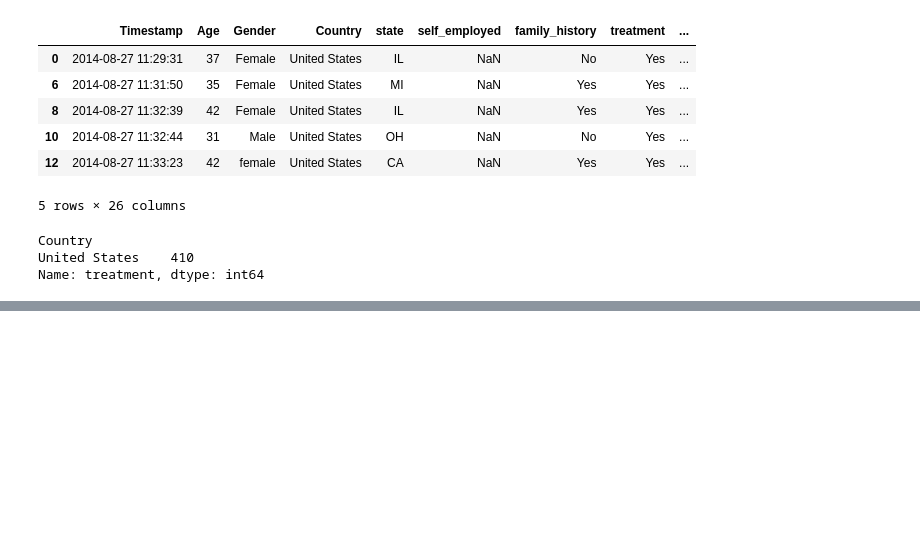
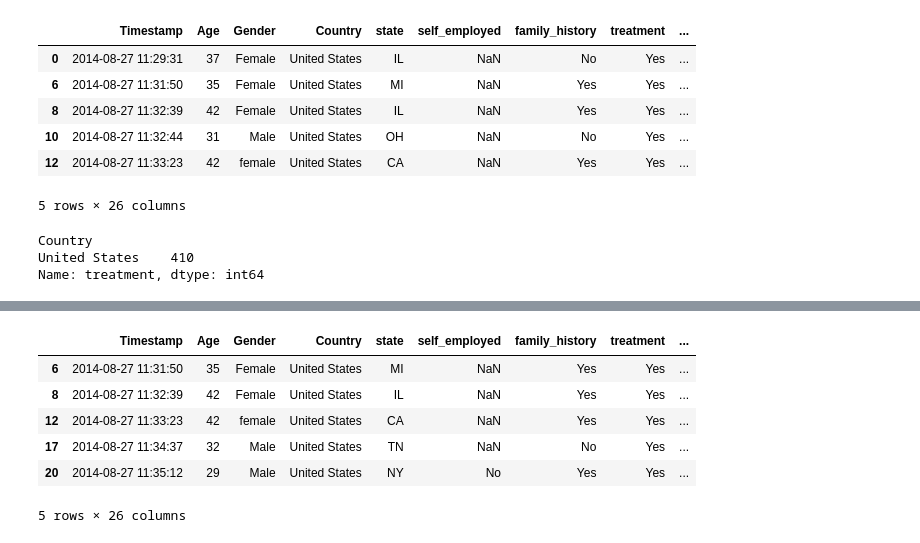
Before and after one commit to jessyflora/DataAnalyticsTools1, a Jupyter notebook: Assignment4_mental_health_survey.ipynb, the cells around one changed output, grey strips where cells are left out. Drawn from its saved outputs; the diff is of its cells as text; code cells hidden in the pictures; blank space fills up the shorter version.

```diff
--- a/Assignment4_mental_health_survey.ipynb
+++ b/Assignment4_mental_health_survey.ipynb
@@ -123,0 +141,11 @@ Text(0, 0.5, 'sales')
+# %%
+country_usa=raw_data1[raw_data1['Country'].str.contains("United States")][raw_data1['treatment'].str.contains("Yes")]
+country_usa.head()
+# %% [output]
+|  | Timestamp | Age | Gender | Country | state | self_employed | family_history | treatment | ... |
+| 6 | 2014-08-27 11:31:50 | 35 | Female | United States | MI | NaN | Yes | Yes | ... |
+| 8 | 2014-08-27 11:32:39 | 42 | Female | United States | IL | NaN | Yes | Yes | ... |
+| 12 | 2014-08-27 11:33:23 | 42 | female | United States | CA | NaN | Yes | Yes | ... |
+| 17 | 2014-08-27 11:34:37 | 32 | Male | United States | TN | NaN | No | Yes | ... |
+| 20 | 2014-08-27 11:35:12 | 29 | Male | United States | NY | No | Yes | Yes | ... |
+5 rows × 26 columns
```
Also changed, not shown: parts of 6 cells of this notebook.
